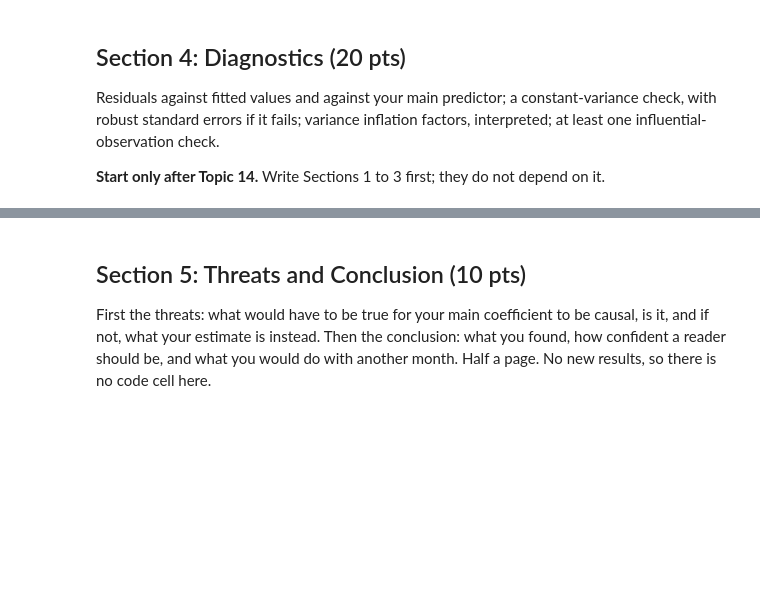
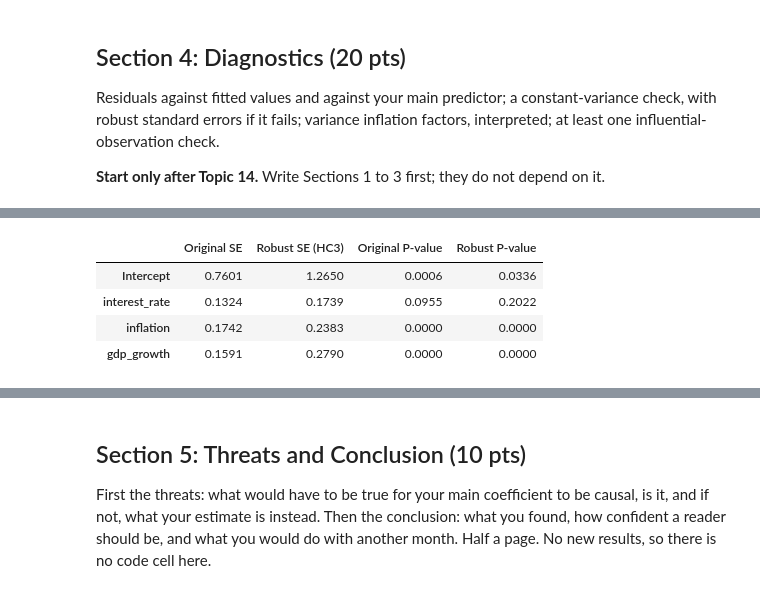
Before and after one commit to elliemeltzer/econ3916_MT1, a Jupyter notebook: midterm_EM.ipynb, the cells around one changed output, grey strips where cells are left out. Drawn from its saved outputs; the diff is of its cells as text; code cells hidden in the pictures; blank space fills up the shorter version.

```diff
--- a/midterm_EM.ipynb
+++ b/midterm_EM.ipynb
@@ -439,0 +502,19 @@ Residuals against fitted values and against your main predictor; a constant-vari
+# %%
+# Calculate HC3 robust standard errors
+model_robust = model_v3.get_robustcov_results(cov_type="HC3")
+
+# Compare original and robust standard errors
+se_comparison = pd.DataFrame({
+    "Original SE": model_v3.bse,
+    "Robust SE (HC3)": model_robust.bse,
+    "Original P-value": model_v3.pvalues,
+    "Robust P-value": model_robust.pvalues
+}, index=model_v3.params.index)
+
+display(se_comparison.round(4))
+# %% [output]
+|  | Original SE | Robust SE (HC3) | Original P-value | Robust P-value |
+| Intercept | 0.7601 | 1.2650 | 0.0006 | 0.0336 |
+| interest_rate | 0.1324 | 0.1739 | 0.0955 | 0.2022 |
+| inflation | 0.1742 | 0.2383 | 0.0000 | 0.0000 |
+| gdp_growth | 0.1591 | 0.2790 | 0.0000 | 0.0000 |
```
Also changed, not shown: parts of 11 cells of this notebook.
